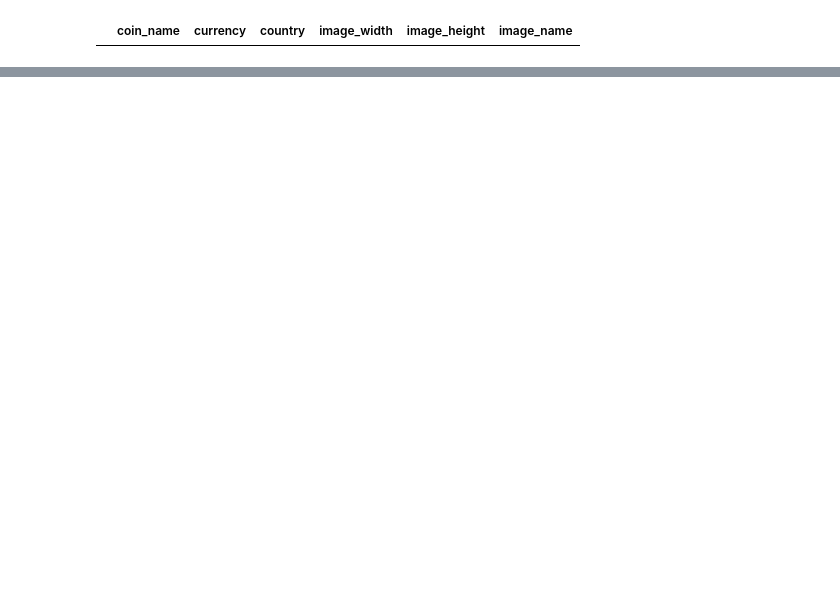
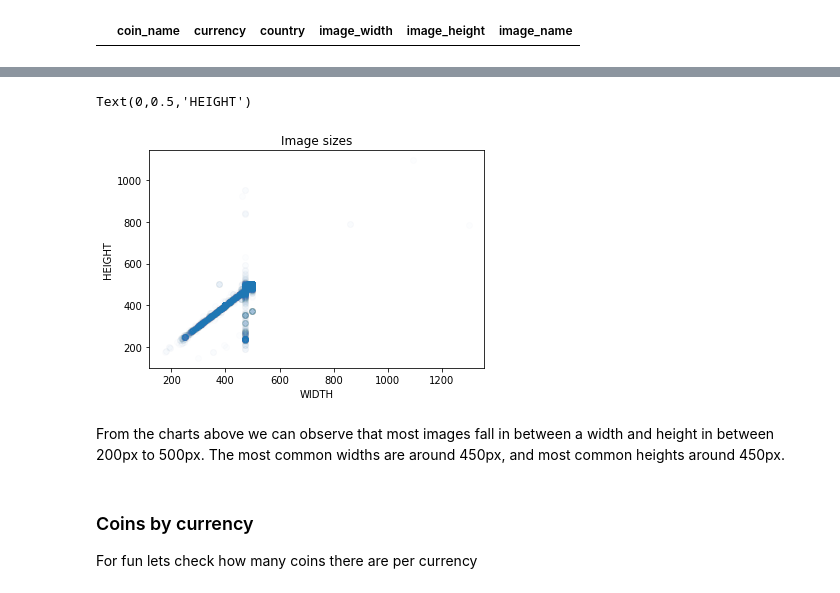
Before and after one commit to wanderdust/coin-cnn, a Jupyter notebook: data_visualize.ipynb, the cells around one changed output, grey strips where cells are left out. Cells and saved outputs as stored; diff of their text form; code cells hidden in the pictures; blank space fills up the shorter version.

```diff
--- a/data_visualize.ipynb
+++ b/data_visualize.ipynb
@@ -109,0 +146,15 @@ dtype: object]
+# %%
+plt.scatter(coins_data.image_width, coins_data.image_height, alpha=0.01)
+plt.rcParams["figure.figsize"] = [12, 6]
+plt.title("Image sizes")
+plt.xlabel("WIDTH")
+plt.ylabel("HEIGHT")
+# %% [output]
+Text(0,0.5,'HEIGHT')
+[figure, added]
+# %% [markdown]
+From the charts above we can observe that most images fall in between a width and height in between 200px to 500px. The most common widths are around 450px, and most common heights around 450px.
+# %% [markdown]
+### Coins by currency
+
+For fun lets check how many coins there are per currency
```
Also changed, not shown: parts of 19 cells of this notebook.
